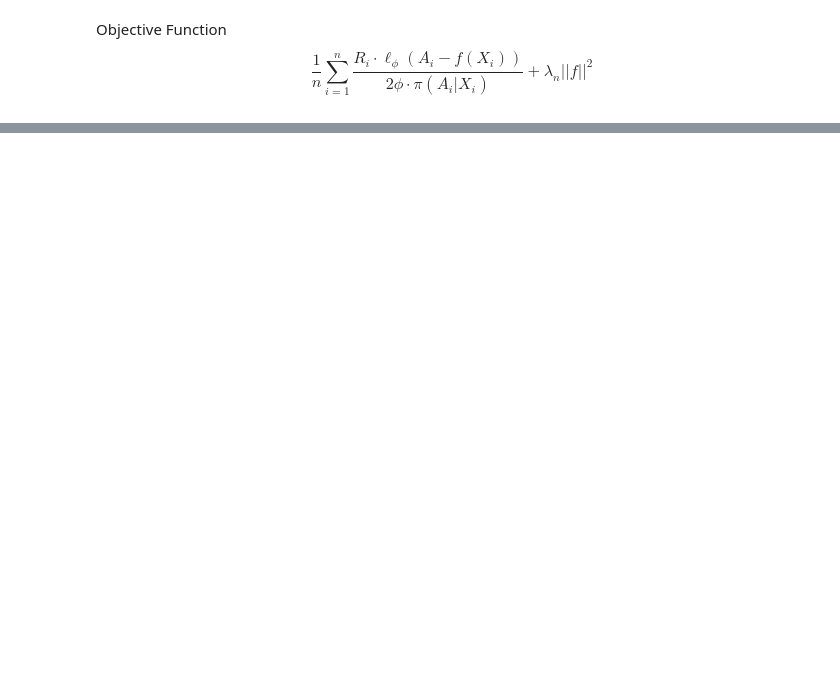
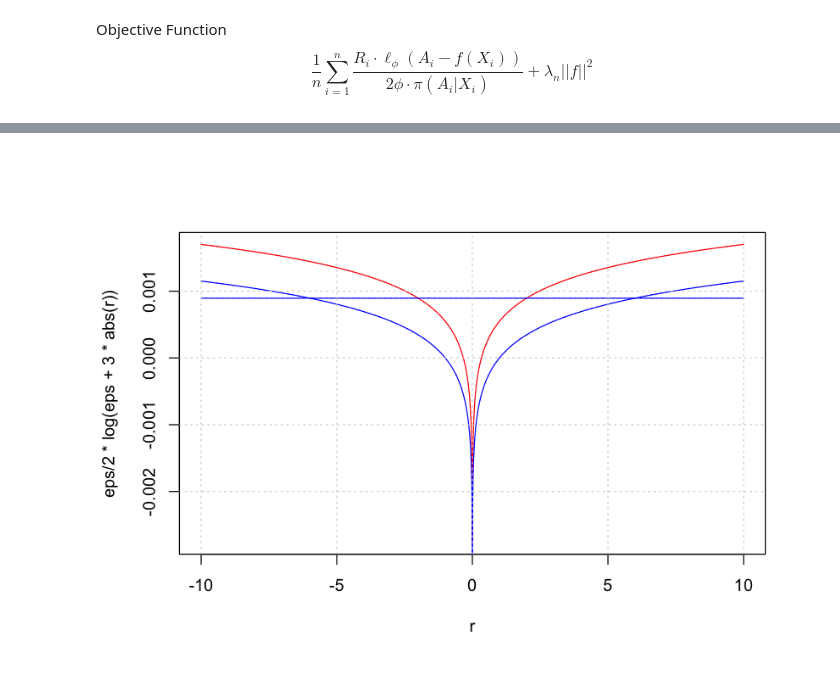
Before and after one commit to bestxolodec/DTR, a Jupyter notebook: notebooks/TestingOptimization.ipynb, the cells around one changed output, grey strips where cells are left out. Drawn from its saved outputs; the diff is of its cells as text; code cells hidden in the pictures; blank space fills up the shorter version.

```diff
--- a/notebooks/TestingOptimization.ipynb
+++ b/notebooks/TestingOptimization.ipynb
@@ -166,0 +190,26 @@ Ideal DTR value function =  3.924826
+# %%
+eps = 0.001
+r = seq(from=-10, to=10, length.out = 10000)
+a = 6
+multiplier = 1e8
+n = 1000
+
+ro_init = 0.5 * abs(r)
+
+r = r * multiplier
+a = a * multiplier
+
+ro = 0.5 * abs(r) - eps / 2 * log(eps + abs(r))
+# ro = ro * multiplier
+
+majorized =  1 / 4 * ((r**2 + eps*abs(a)) / (eps + abs(a)) + abs(a) ) -  1 / 2 * eps * log(eps +  abs(a))
+# majorized = majorized * multiplier
+
+cat("Difference at ",  r[which.min(majorized - ro)],  "is ",  min(majorized - ro), "\n")
+cat("Max discrepancy between approx and precise tasks", max(abs(ro_init - ro)), "\n")
+cat("Preciseness:  ",  eps * n *  abs(log(eps)) )
+plot(r, ro, type="l", col=2)
+# lines(r, ro_init, type="l")
+lines(r, majorized, type="l", col=3)
+grid()
+plot(r, majorized - ro, type="l", col=4)  + grid()
@@ -166,0 +223,7 @@ Ideal DTR value function =  3.924826
+# %%
+plot(r, eps / 2 * log(eps + 3 * abs(r)) , type="l", col=2)
+lines(r, eps / 2 * log(eps + abs(r)) , type="l", col=4)
+lines(r, rep(eps / 2 * log(eps + abs(a)), length(r)) , type="l", col=4)
+grid()
+# %% [output]
+[figure, added]
```
Also changed, not shown: parts of 12 cells of this notebook, 2 other files.
